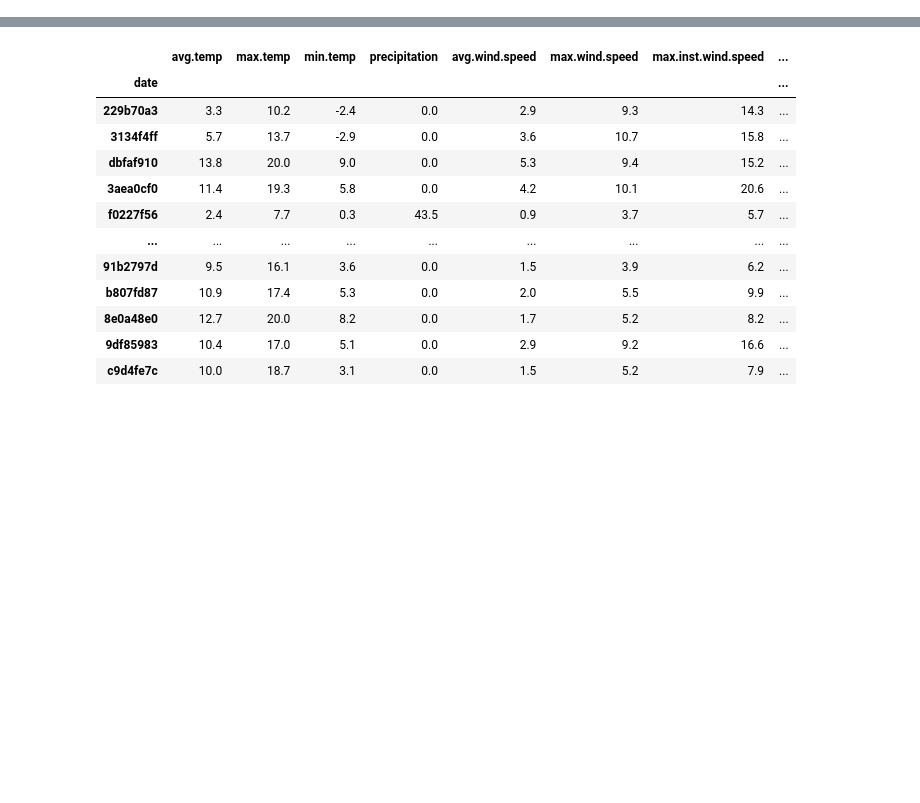
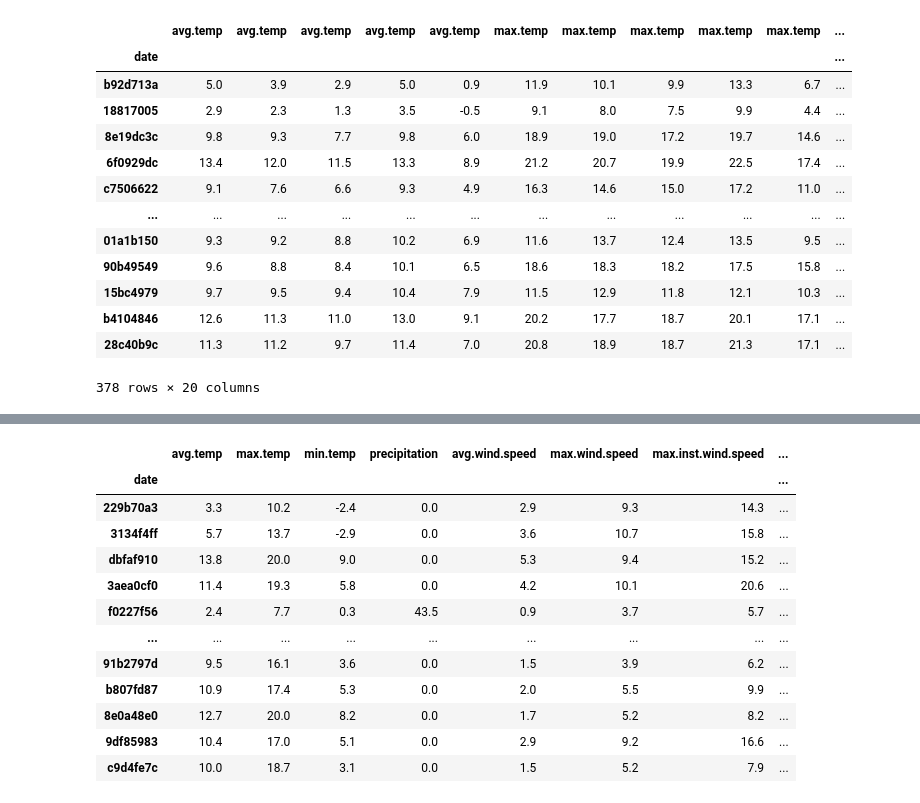
Before and after one commit to pamquale/weatherPredict, a Jupyter notebook: weather.ipynb, the cells around one changed output, grey strips where cells are left out. Cells and saved outputs as stored; diff of their text form; code cells hidden in the pictures; blank space fills up the shorter version.

```diff
--- a/weather.ipynb
+++ b/weather.ipynb
@@ -30,0 +85,17 @@ test = test.drop(['max.wind.speed.dir', 'max.inst.wind.speed.dir', 'min.atmos.pr
+# %%
+core_test
+# %% [output]
+|  | avg.temp | avg.temp | avg.temp | avg.temp | avg.temp | max.temp | max.temp | max.temp | max.temp | max.temp | ... |
+| date |  |  |  |  |  |  |  |  |  |  | ... |
+| b92d713a | 5.0 | 3.9 | 2.9 | 5.0 | 0.9 | 11.9 | 10.1 | 9.9 | 13.3 | 6.7 | ... |
+| 18817005 | 2.9 | 2.3 | 1.3 | 3.5 | -0.5 | 9.1 | 8.0 | 7.5 | 9.9 | 4.4 | ... |
+| 8e19dc3c | 9.8 | 9.3 | 7.7 | 9.8 | 6.0 | 18.9 | 19.0 | 17.2 | 19.7 | 14.6 | ... |
+| 6f0929dc | 13.4 | 12.0 | 11.5 | 13.3 | 8.9 | 21.2 | 20.7 | 19.9 | 22.5 | 17.4 | ... |
+| c7506622 | 9.1 | 7.6 | 6.6 | 9.3 | 4.9 | 16.3 | 14.6 | 15.0 | 17.2 | 11.0 | ... |
+| ... | ... | ... | ... | ... | ... | ... | ... | ... | ... | ... | ... |
+| 01a1b150 | 9.3 | 9.2 | 8.8 | 10.2 | 6.9 | 11.6 | 13.7 | 12.4 | 13.5 | 9.5 | ... |
+| 90b49549 | 9.6 | 8.8 | 8.4 | 10.1 | 6.5 | 18.6 | 18.3 | 18.2 | 17.5 | 15.8 | ... |
+| 15bc4979 | 9.7 | 9.5 | 9.4 | 10.4 | 7.9 | 11.5 | 12.9 | 11.8 | 12.1 | 10.3 | ... |
+| b4104846 | 12.6 | 11.3 | 11.0 | 13.0 | 9.1 | 20.2 | 17.7 | 18.7 | 20.1 | 17.1 | ... |
+| 28c40b9c | 11.3 | 11.2 | 9.7 | 11.4 | 7.0 | 20.8 | 18.9 | 18.7 | 21.3 | 17.1 | ... |
+378 rows × 20 columns
```
Also changed, not shown: parts of 9 cells of this notebook, 24 other files.
